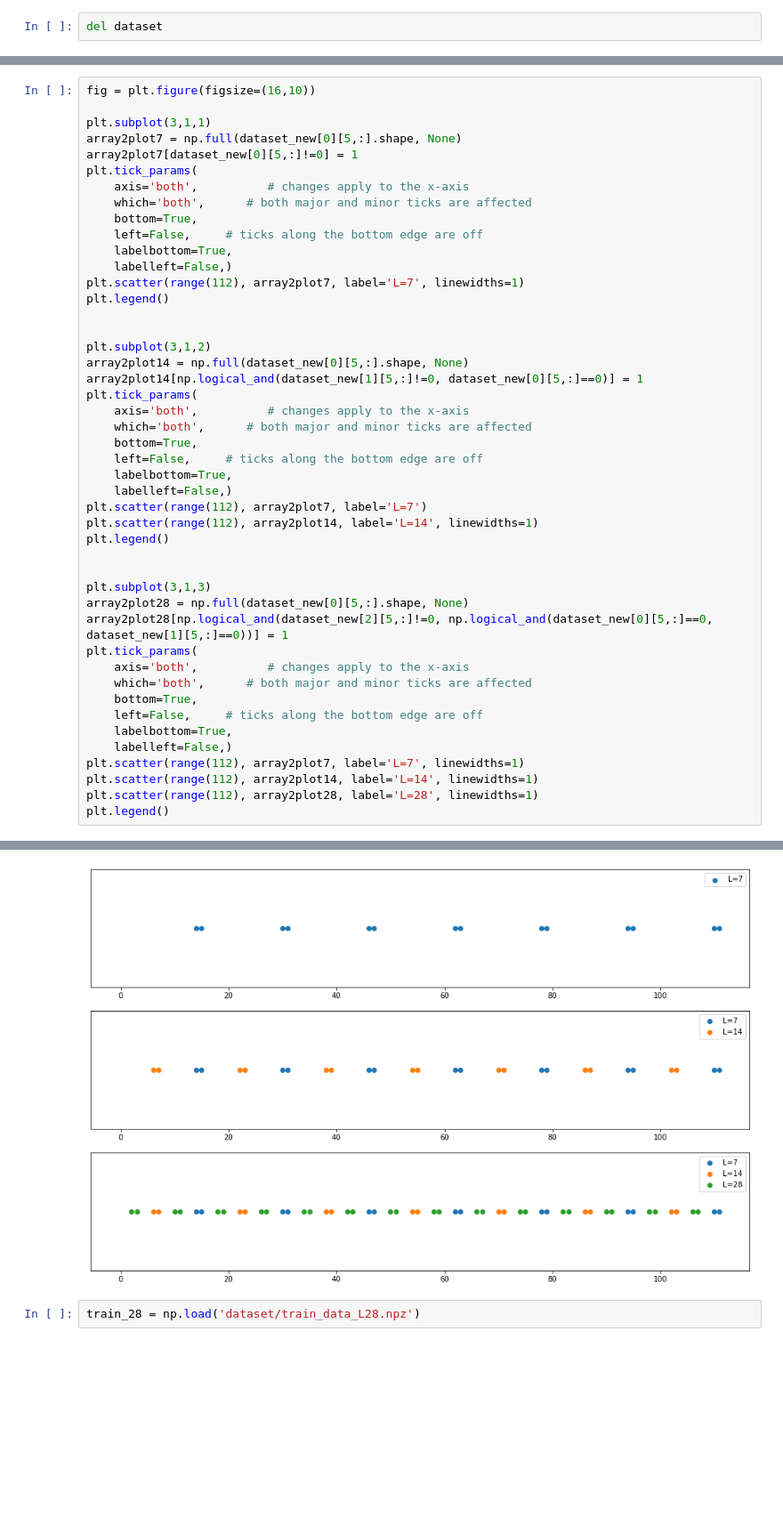
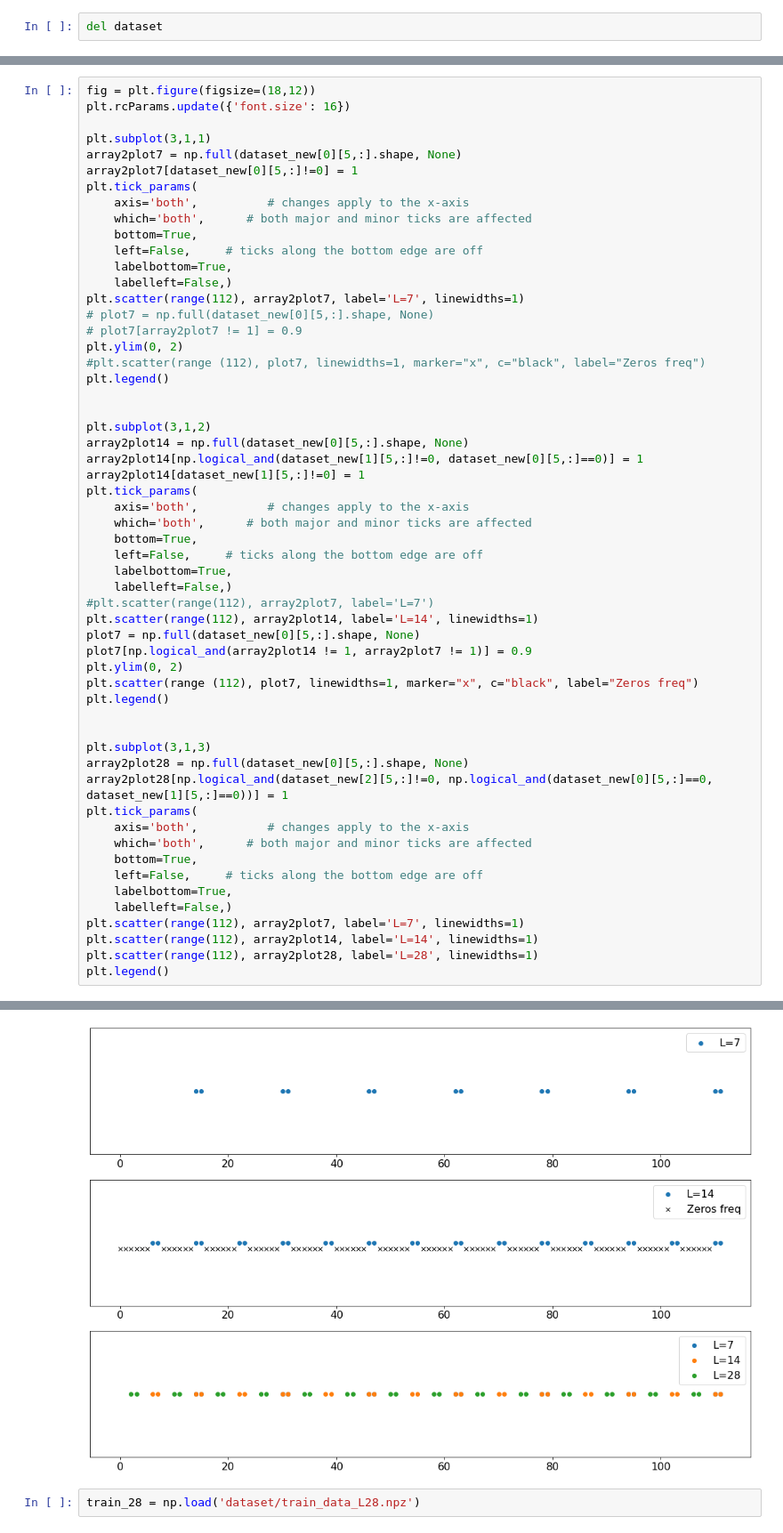
Before and after one commit to gscriva/dlai-project, a Jupyter notebook: readdata.ipynb, the cells around one changed output, grey strips where cells are left out. Shown at 89% size. Cells and saved outputs as stored; diff of their text form; blank space fills up the shorter version.

```diff
--- a/readdata.ipynb
+++ b/readdata.ipynb
@@ -425,7 +446,8 @@ plt.plot(dataset_new[3][5,:], '.', color='black')
 [<matplotlib.lines.Line2D at 0x...>]
 [figure]
 # %%
-fig = plt.figure(figsize=(16,10))
+fig = plt.figure(figsize=(18,12))
+plt.rcParams.update({'font.size': 16})
 
 plt.subplot(3,1,1)
 array2plot7 = np.full(dataset_new[0][5,:].shape, None)
@@ -438,41 +460,50 @@ plt.tick_params(
     labelbottom=True,
     labelleft=False,)
 plt.scatter(range(112), array2plot7, label='L=7', linewidths=1)
+# plot7 = np.full(dataset_new[0][5,:].shape, None)
+# plot7[array2plot7 != 1] = 0.9
+plt.ylim(0, 2)
+#plt.scatter(range (112), plot7, linewidths=1, marker="x", c="black", label="Zeros freq")
 plt.legend()
 
 
 plt.subplot(3,1,2)
 array2plot14 = np.full(dataset_new[0][5,:].shape, None)
 array2plot14[np.logical_and(dataset_new[1][5,:]!=0, dataset_new[0][5,:]==0)] = 1
+array2plot14[dataset_new[1][5,:]!=0] = 1
 plt.tick_params(
     axis='both',          # changes apply to the x-axis
     which='both',      # both major and minor ticks are affected
     bottom=True,
     left=False,     # ticks along the bottom edge are off
     labelbottom=True,
     labelleft=False,)
-plt.scatter(range(112), array2plot7, label='L=7')
+#plt.scatter(range(112), array2plot7, label='L=7')
 plt.scatter(range(112), array2plot14, label='L=14', linewidths=1)
+plot7 = np.full(dataset_new[0][5,:].shape, None)
+plot7[np.logical_and(array2plot14 != 1, array2plot7 != 1)] = 0.9
+plt.ylim(0, 2)
+plt.scatter(range (112), plot7, linewidths=1, marker="x", c="black", label="Zeros freq")
 plt.legend()
 
 
 plt.subplot(3,1,3)
 array2plot28 = np.full(dataset_new[0][5,:].shape, None)
 array2plot28[np.logical_and(dataset_new[2][5,:]!=0, np.logical_and(dataset_new[0][5,:]==0, dataset_new[1][5,:]==0))] = 1
 plt.tick_params(
     axis='both',          # changes apply to the x-axis
     which='both',      # both major and minor ticks are affected
     bottom=True,
     left=False,     # ticks along the bottom edge are off
     labelbottom=True,
     labelleft=False,)
 plt.scatter(range(112), array2plot7, label='L=7', linewidths=1)
 plt.scatter(range(112), array2plot14, label='L=14', linewidths=1)
 plt.scatter(range(112), array2plot28, label='L=28', linewidths=1)
 plt.legend()
 # %% [output]
 <matplotlib.legend.Legend at 0x...>
-[figure, old version]
+[figure, new version]
 # %%
 train_28 = np.load('dataset/train_data_L28.npz')
 # %%
```
Also changed, not shown: parts of 12 cells of this notebook.
